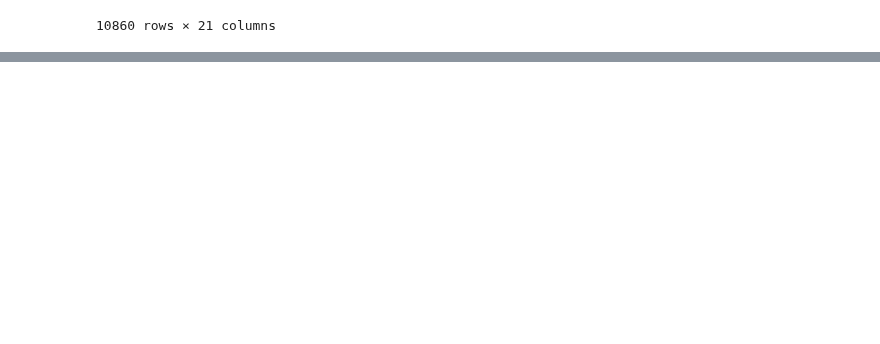
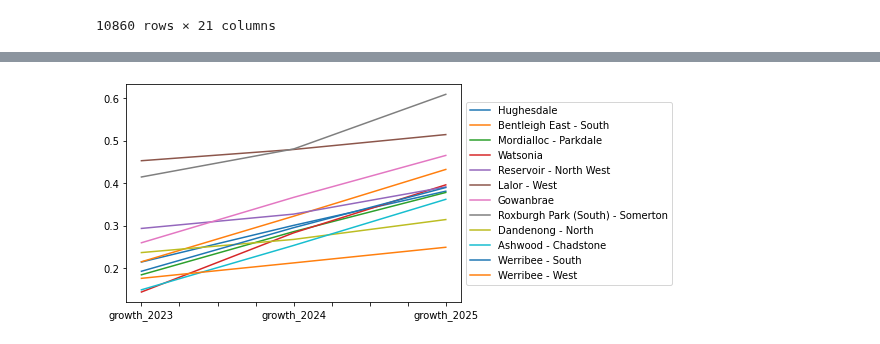
Before and after one commit to MAST30034-Applied-Data-Science/generic-real-estate-consulting-project-group-30, a Jupyter notebook: notebooks/neural_network_model.ipynb, the cells around one changed output, grey strips where cells are left out. Drawn from its saved outputs; the diff is of its cells as text; code cells hidden in the pictures; blank space fills up the shorter version.

Commit message:
nn predictions visualisations

```diff
--- a/notebooks/neural_network_model.ipynb
+++ b/notebooks/neural_network_model.ipynb
@@ -736,0 +758,6 @@ Name: growth_2025, dtype: float64
+# %%
+rent_query = rent_future.query('index in @subs').drop([2022, 2023, 2024, 2025], axis=1)
+# %%
+rent_query.transpose().plot.line().legend(loc='center left',bbox_to_anchor=(1.0, 0.5));
+# %% [output]
+[figure, added]
```
Also changed, not shown: parts of 28 cells of this notebook, 2 other files.
